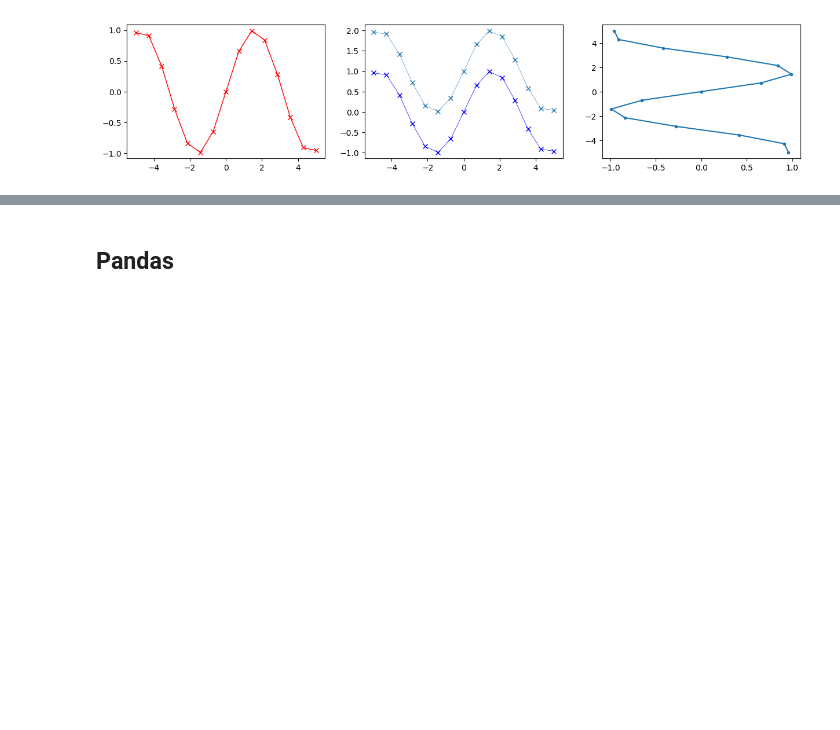
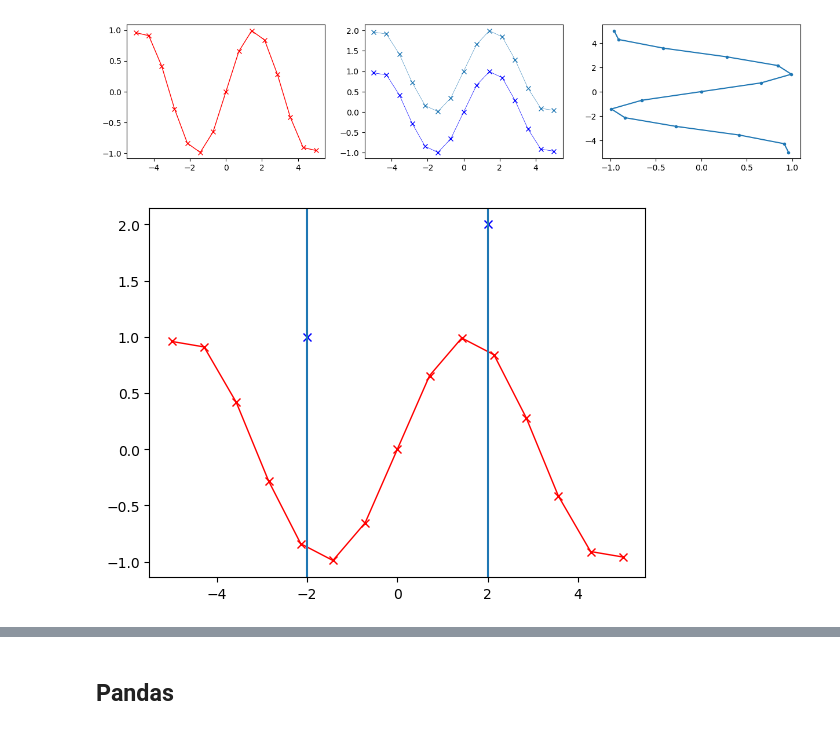
Before and after one commit to BrianBohe/aa-notebooks, a Jupyter notebook: notebook_1_herramientas.ipynb, the cells around one changed output, grey strips where cells are left out. Cells and saved outputs as stored; diff of their text form; code cells hidden in the pictures; blank space fills up the shorter version.

```diff
--- a/notebook_1_herramientas.ipynb
+++ b/notebook_1_herramientas.ipynb
@@ -250,6 +250,14 @@ axes[1].plot(x, y+1, marker="x", linewidth=0.4)
 axes[2].plot(y, x, ".-");
 # %% [output]
 [figure]
+# %%
+plt.plot(x, y, marker="x", color="red", linewidth=1)
+plt.plot([-2, 2], [1.0, 2.0], marker="x", color="blue", linewidth=0)
+for _x in [-2,2]:
+    plt.axvline(x=_x)
+plt.show()
+# %% [output]
+[figure, added]
 # %%
 # Descomentar lo siguiente y probar
 # plt.scatter?
```
Also changed, not shown: parts of 1 cell of this notebook.
